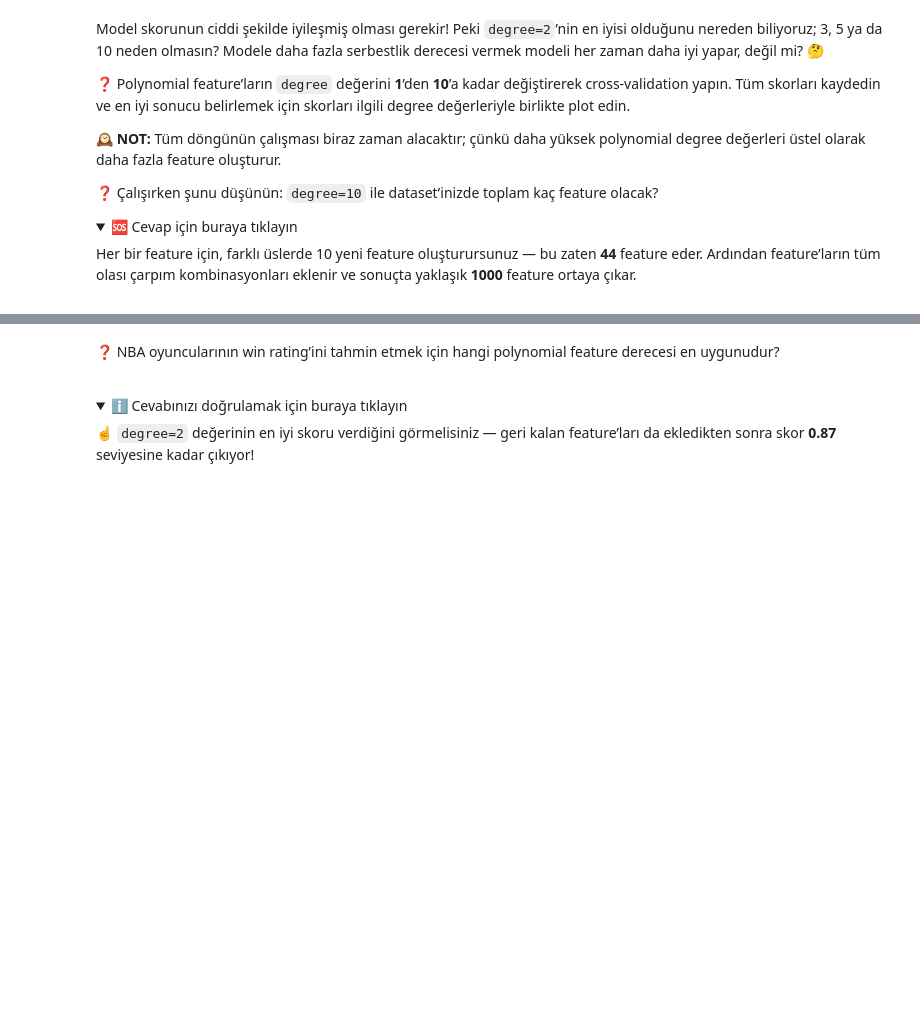
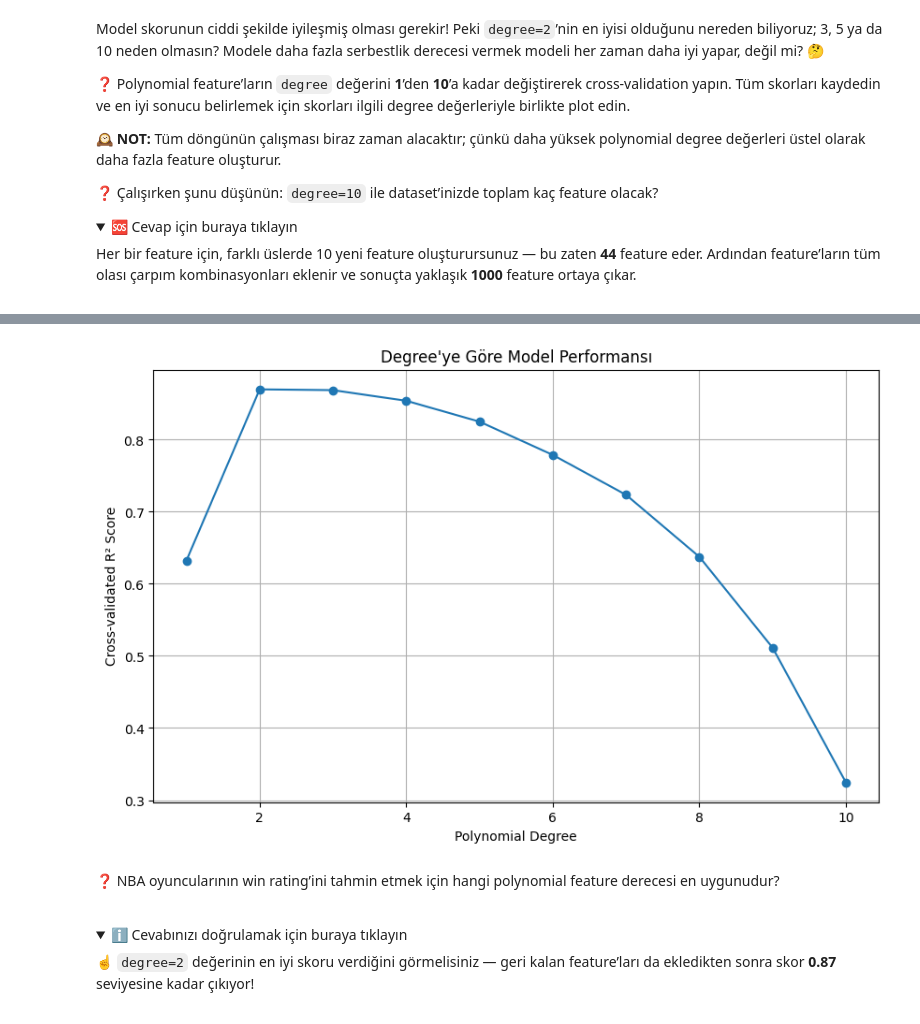
Before and after one commit to kaanaydin02/S16D1-S-data-learning-curves-, a Jupyter notebook: Learning_Curves.ipynb, the cells around one changed output, grey strips where cells are left out. Drawn from its saved outputs; the diff is of its cells as text; code cells hidden in the pictures; folded sections open; blank space fills up the shorter version.

```diff
--- a/Learning_Curves.ipynb
+++ b/Learning_Curves.ipynb
@@ -255,0 +320,8 @@ plt.plot(X_sorted['mp'], predictions, linewidth=3, color='r')
+# %%
+X_all = df[['mp', 'poss', 'do_ratio', 'pacing']]
+
+poly_features_2 = PolynomialFeatures(degree=2, include_bias=False)
+X_poly_all = poly_features_2.fit_transform(X_all)
+
+score_degree_2 = cross_validate(LinearRegression(), X_poly_all, y, cv=5)['test_score'].mean()
+score_degree_2
@@ -274,0 +347,12 @@ Her bir feature için, farklı üslerde 10 yeni feature oluşturursunuz — bu z
+# %%
+from time import time
+
+degrees = range(1, 11)
+degree_scores = []
+
+for d in degrees:
+    poly = PolynomialFeatures(degree=d, include_bias=False)
+    X_poly_d = poly.fit_transform(X_all)
+    score = cross_validate(LinearRegression(), X_poly_d, y, cv=5)['test_score'].mean()
+    degree_scores.append(score)
+    print(f"Degree {d}: {score:.4f}")
@@ -275,3 +370,12 @@ Her bir feature için, farklı üslerde 10 yeni feature oluşturursunuz — bu z
+# %%
+plt.figure(figsize=(10, 6))
+plt.plot(list(degrees), degree_scores, marker='o')
+plt.xlabel("Polynomial Degree")
+plt.ylabel("Cross-validated R² Score")
+plt.title("Degree'ye Göre Model Performansı")
+plt.grid()
+# %% [output]
+[figure, added]
 # %% [markdown]
 ❓ NBA oyuncularının win rating’ini tahmin etmek için hangi polynomial feature derecesi en uygunudur?
 
```
Also changed, not shown: parts of 21 cells of this notebook, 1 other file.
